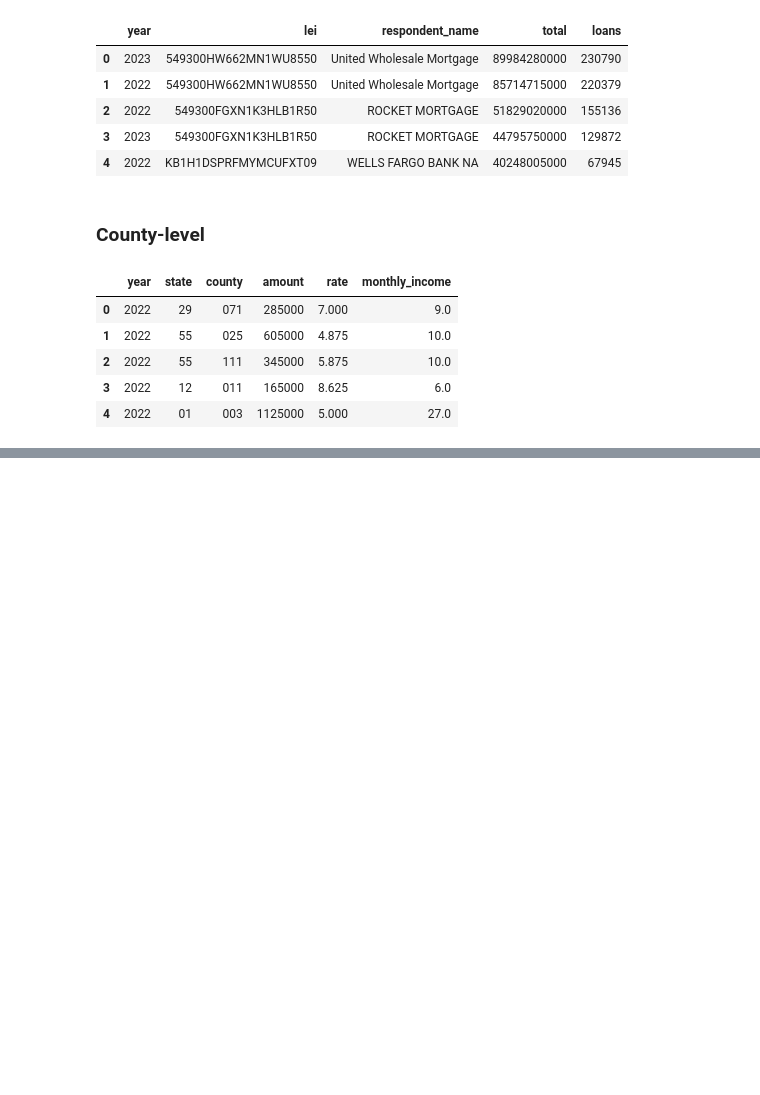
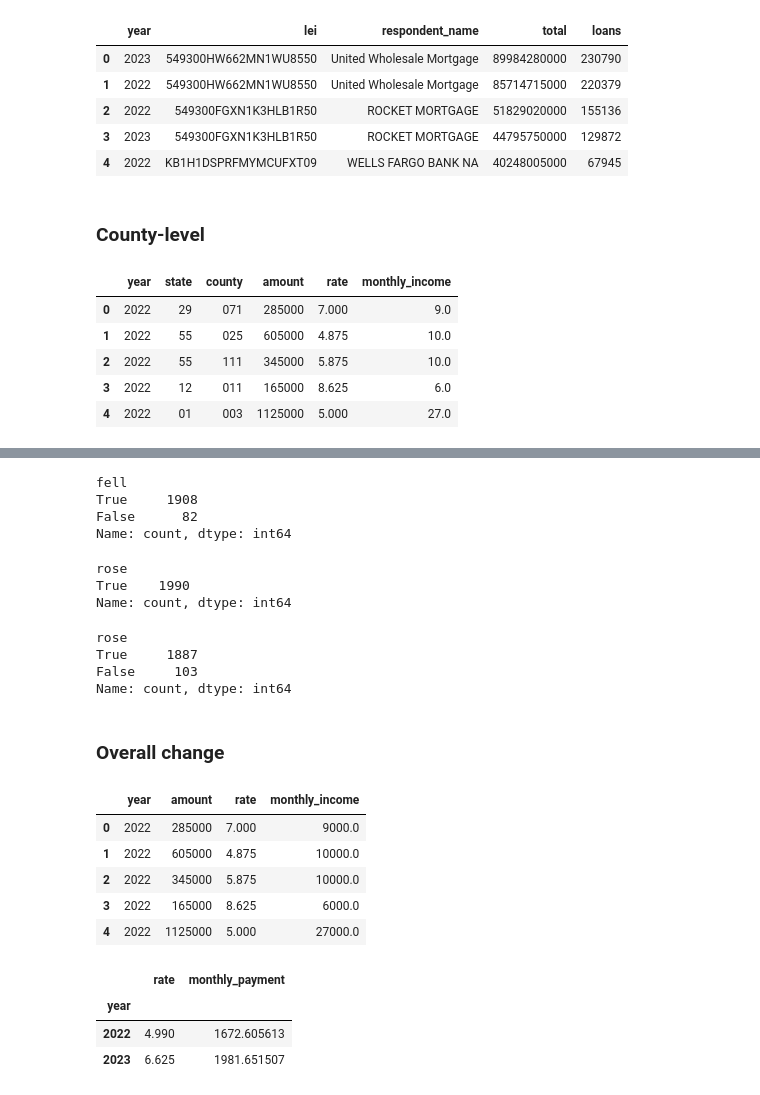
Before and after one commit to altos-research/housingwire-hmda-Projects, a Jupyter notebook: MakeTables.ipynb, the cells around one changed output, grey strips where cells are left out. Drawn from its saved outputs; the diff is of its cells as text; code cells hidden in the pictures; blank space fills up the shorter version.

```diff
--- a/MakeTables.ipynb
+++ b/MakeTables.ipynb
@@ -157,2 +176,68 @@ mp_grouped
 # %%
 mp_grouped.loc[(mp_grouped.Year==2023)&(mp_grouped.Loans>=100)].to_excel('./Flourish/2023_CountyLevel.xlsx', index=False)
+# %%
+loans_change = mp_grouped[['Year', 'Loans', 'state_county']].pivot(index='state_county', columns='Year', values='Loans')
+loans_change['change'] = loans_change[2023] - loans_change[2022]
+loans_change['fell'] = [x < 0 for x in loans_change['change']]
+loans_change.fell.value_counts()
+# %% [output]
+fell
+True     1908
+False      82
+Name: count, dtype: int64
+# %%
+rate_rose = mp_grouped[['Year', 'Median Rate', 'state_county']].pivot(index='state_county', columns='Year', values='Median Rate')
+rate_rose['change'] = rate_rose[2023] - rate_rose[2022]
+rate_rose['rose'] = [x > 0 for x in rate_rose['change']]
+rate_rose.rose.value_counts()
+# %% [output]
+rose
+True    1990
+Name: count, dtype: int64
+# %%
+unaffordable_rose = mp_grouped[['Year', '% of Recipients Paying >28% of Income', 'state_county']].pivot(index='state_county', columns='Year', values='% of Recipients Paying >28% of Income')
+unaffordable_rose['change'] = unaffordable_rose[2023] - unaffordable_rose[2022]
+unaffordable_rose['rose'] = [x > 0 for x in unaffordable_rose['change']]
+unaffordable_rose.rose.value_counts()
+# %% [output]
+rose
+True     1887
+False     103
+Name: count, dtype: int64
+# %% [markdown]
+### Overall change
+# %%
+statsByYear = """
+SELECT "Activity Year" AS year,
+"Loan Amount" AS amount, "Interest Rate" AS rate, Income/12*1000 AS monthly_income
+FROM MLAR
+WHERE "Loan Purpose" = 1 -- loan was for purchase
+AND "Action Taken" = 1 -- loan was approved
+AND "Business or Commercial Purpose" != 1 -- loan not for business purpose
+AND "Reverse Mortgage" != 1 -- not a reverse mortgage
+AND "Open-End Line of Credit" != 1 -- not open-end line of credit
+AND "Total Units" IN (1, 2, 3, 4) -- not multifamily
+--special
+AND "Loan Term" = 360
+"""
+# %%
+with sql.connect('./cleaned/hmda.db') as connection:
+    byYear = pd.read_sql(statsByYear, connection)
+byYear.head()
+# %% [output]
+|  | year | amount | rate | monthly_income |
+| 0 | 2022 | 285000 | 7.000 | 9000.0 |
+| 1 | 2022 | 605000 | 4.875 | 10000.0 |
+| 2 | 2022 | 345000 | 5.875 | 10000.0 |
+| 3 | 2022 | 165000 | 8.625 | 6000.0 |
+| 4 | 2022 | 1125000 | 5.000 | 27000.0 |
+# %%
+byYear['monthly_payment'] = (byYear.rate/100/12*byYear.amount)/(1 - ((1 + (byYear.rate/100/12)) ** (-360)))
+byYear['perc_income'] = byYear.monthly_payment / (byYear.monthly_income) * 100
+
+byYear[['year', 'rate', 'monthly_payment']].groupby('year').median()
+# %% [output]
+|  | rate | monthly_payment |
+| year |  |  |
+| 2022 | 4.990 | 1672.605613 |
+| 2023 | 6.625 | 1981.651507 |
```
Also changed, not shown: parts of 11 cells of this notebook.
